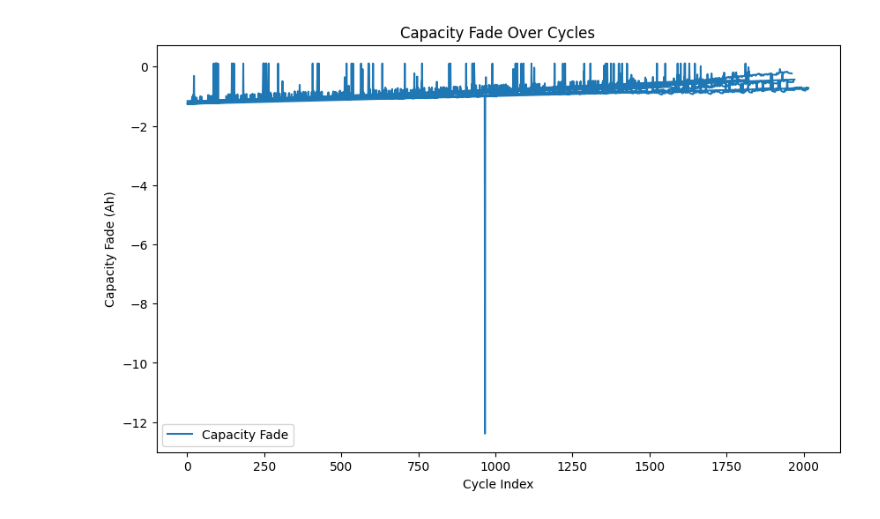
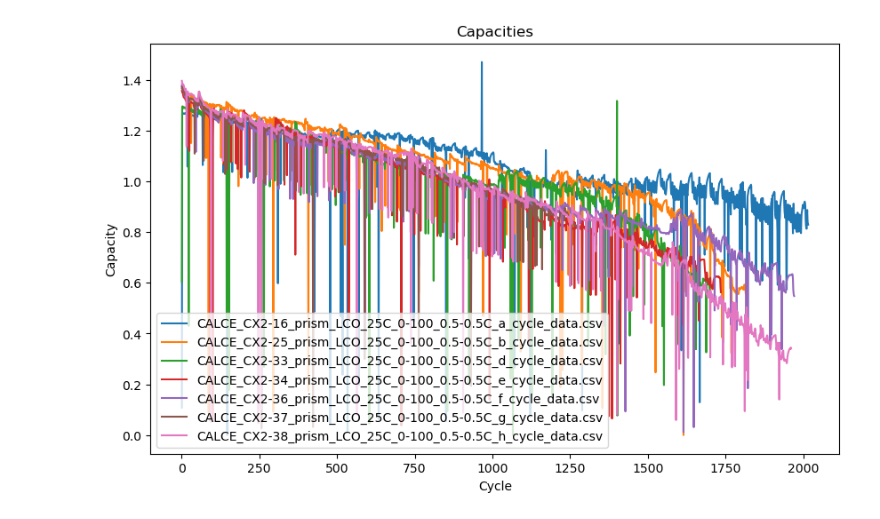
Before and after one commit to ahmedashfaq0312/ASR-Automatic-Speech-Recognition-, a Jupyter notebook: CALC_Ahmed/calc__data_all_files.ipynb, the cells around one changed output. Saved outputs shown, nothing was run; the diff lists cells and outputs as text; code cells hidden in the pictures.

```diff
--- a/CALC_Ahmed/calc__data_all_files.ipynb
+++ b/CALC_Ahmed/calc__data_all_files.ipynb
@@ -3,20 +3,33 @@ import pandas as pd
 import os
 import matplotlib.pyplot as plt
 
-# Define a function to load and concatenate all CSV files
+# Define a function to load and concatenate all CSV files and count the number of files
 def load_and_concatenate_csvs(directory_path):
     data_frames = []
+    file_count = 0
     try:
         for file_name in os.listdir(directory_path):
             if file_name.endswith('.csv'):
                 file_path = os.path.join(directory_path, file_name)
                 df = pd.read_csv(file_path)
-                data_frames.append(df)
-        concatenated_df = pd.concat(data_frames, ignore_index=True)
-        return concatenated_df
+                data_frames.append((file_name, df))
+                file_count += 1
+        return data_frames, file_count
     except FileNotFoundError as e:
         print(f"Error: {e}")
-        return pd.DataFrame()
+        return [], file_count
+    except pd.errors.EmptyDataError as e:
+        print(f"Empty CSV File Error: {e}")
+        return [], file_count
+    except Exception as e:
+        print(f"An unexpected error occurred: {e}")
+        return [], file_count
 
+# Specify the directory containing the CSV files
+directory_path = r'calc cycle_dataset'
 
-directory_path = r'cycle_data'
+# Load and concatenate the CSV files
+data_files, file_count = load_and_concatenate_csvs(directory_path)
+
+# Section to display the number of files read
+print(f"Number of files read: {file_count}")
@@ -92,11 +38,19 @@ battery_data.head()
-# %%
-# Plot capacity fade over cycles
-plt.figure(figsize=(10, 6))
-plt.plot(battery_data['Cycle_Index'], battery_data['Capacity_Fade'], label='Capacity Fade')
-plt.xlabel('Cycle Index')
-plt.ylabel('Capacity Fade (Ah)')
-plt.title('Capacity Fade Over Cycles')
-plt.legend()
-plt.show()
-# %% [output]
-[figure, removed]
+# %%
+if file_count > 0:
+    # Plot data from each file
+    plt.figure(figsize=(10, 6))
+
+    for file_name, df in data_files:
+        if not df.empty:
+            # Assuming 'Cycle' and 'Capacity' columns exist in each file
+            plt.plot(df['Cycle_Index'], df['Charge_Capacity (Ah)'], label=file_name)
+
+    plt.xlabel('Cycle')
+    plt.ylabel('Capacity')
+    plt.title('Capacities')
+    plt.legend()
+    plt.show()
+else:
+    print("No data loaded. Please check the directory path and try again.")
+# %% [output]
+[figure, added]
```
Also changed, not shown: parts of 10 cells of this notebook.
